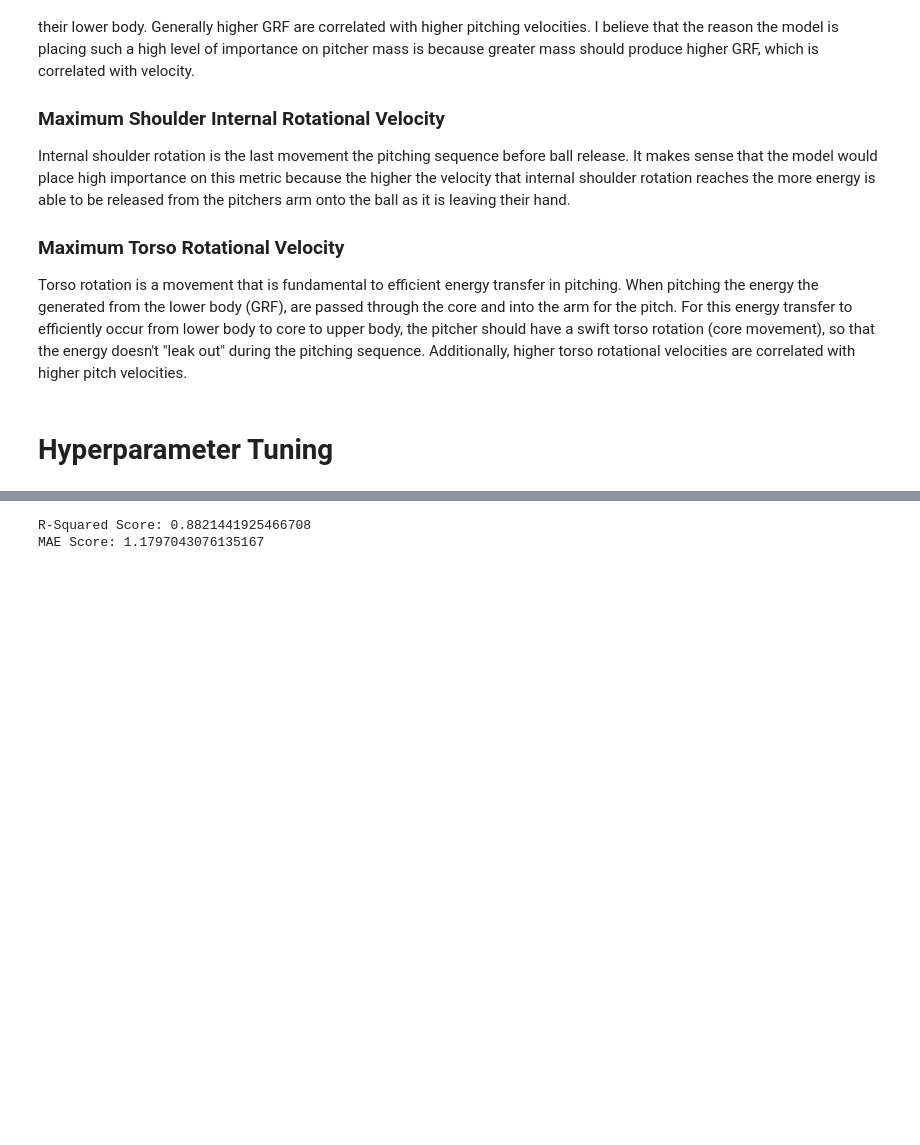
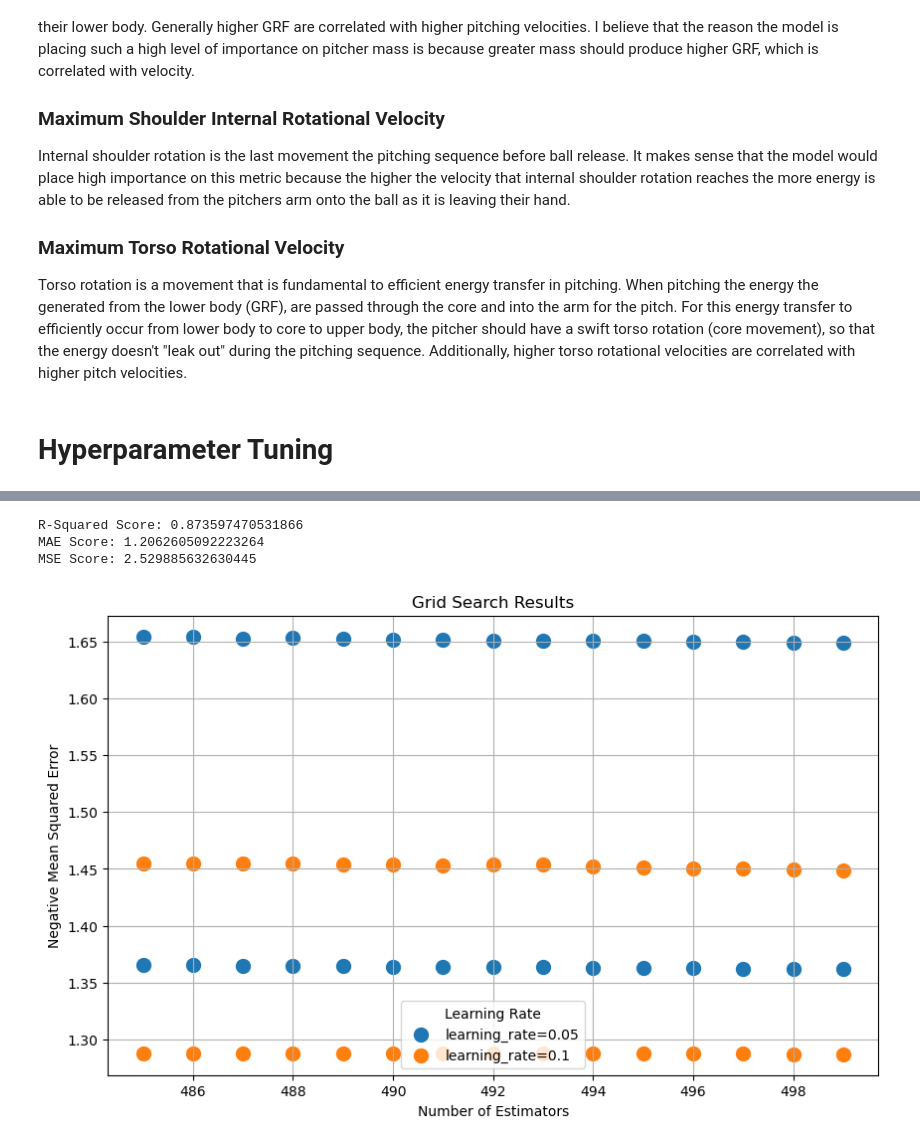
Before and after one commit to jisoawe/Biomech_Pitch_Velo_Prediction, a Jupyter notebook: Pitch Speed Prediction Model.ipynb, the cells around one changed output, grey strips where cells are left out. Saved outputs shown, nothing was run; the diff lists cells and outputs as text; code cells hidden in the pictures; blank space fills up the shorter version.

```diff
--- a/Pitch Speed Prediction Model.ipynb
+++ b/Pitch Speed Prediction Model.ipynb
@@ -289,7 +337,7 @@ model = XGBRegressor()
 
 params = {"n_estimators": range(485,500, 1), #between 400-500, {450, 475, 480, 495, 493}
           "learning_rate" : [0.05, 0.1, 0.5], # 0.1
-          "max_depth" : [2, 4, 8, 16], #max_depth consistently 2
+          "max_depth" : [1, 24, 8, 16], #max_depth consistently 2
           "reg_alpha" : [0, 5], # consistently 0
           "reg_lambda": [0, 5], # consistently 0
           "objective": ["reg:squarederror"]}
@@ -335,23 +383,26 @@ scores = cross_val_score(model1, X_test, y_test, cv = 10)
 
 print("R-Squared Score:", r2_score(y_test, y_pred_XGB1))
 print("MAE Score:", mean_absolute_error(y_test, y_pred_XGB1))
+print("MSE Score:", mean_squared_error(y_test, y_pred_XGB1))
 # %% [output]
-R-Squared Score: 0.8821441925466708
-MAE Score: 1.1797043076135167
+R-Squared Score: 0.873597470531866
+MAE Score: 1.2062605092223264
+MSE Score: 2.529885632630445
 # %%
-'''
 results = pd.DataFrame(cv_xgb.cv_results_)
 
 plt.figure(figsize=(10, 6))
 
 # Create a scatter plot for each learning rate
 for lr in params['learning_rate']:
     subset = results[results['param_learning_rate'] == lr]
     plt.scatter(subset['param_n_estimators'], -subset['mean_test_score'], label=f'learning_rate={lr}', s=100)
 
 plt.xlabel('Number of Estimators')
 plt.ylabel('Negative Mean Squared Error')
 plt.title('Grid Search Results')
 plt.legend(title='Learning Rate')
 plt.grid(True)
-plt.show()'''
+plt.show()
+# %% [output]
+[figure, added]
```
Also changed, not shown: parts of 16 cells of this notebook.
